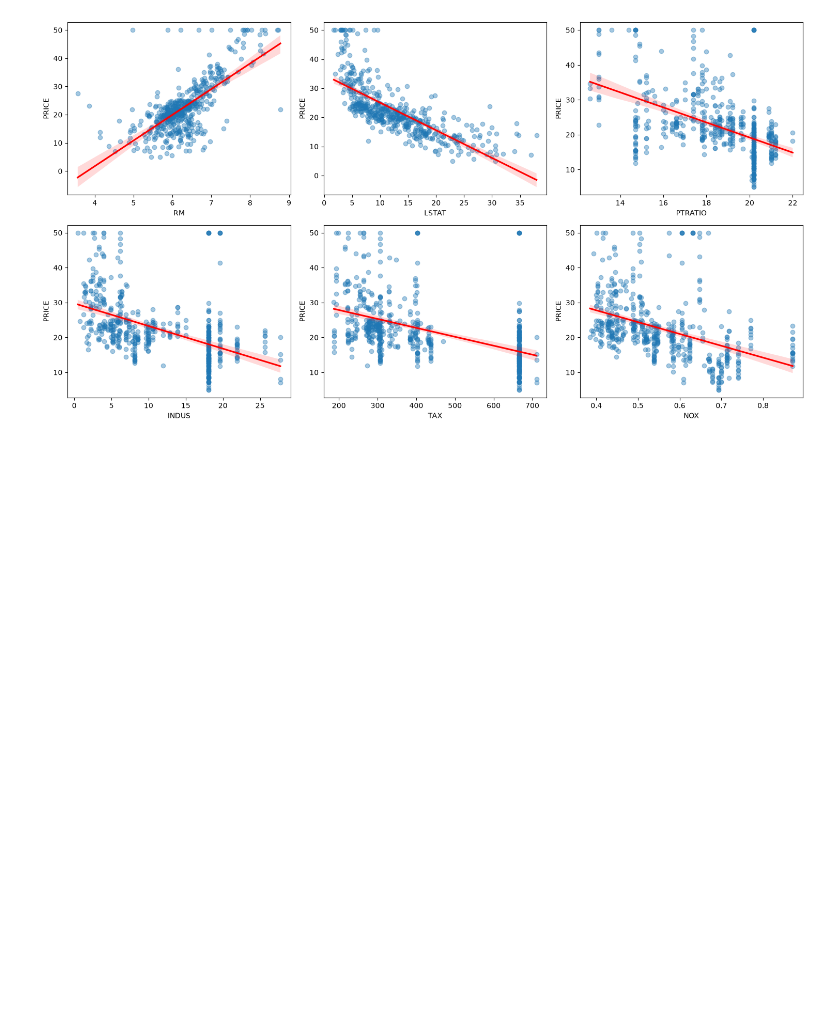
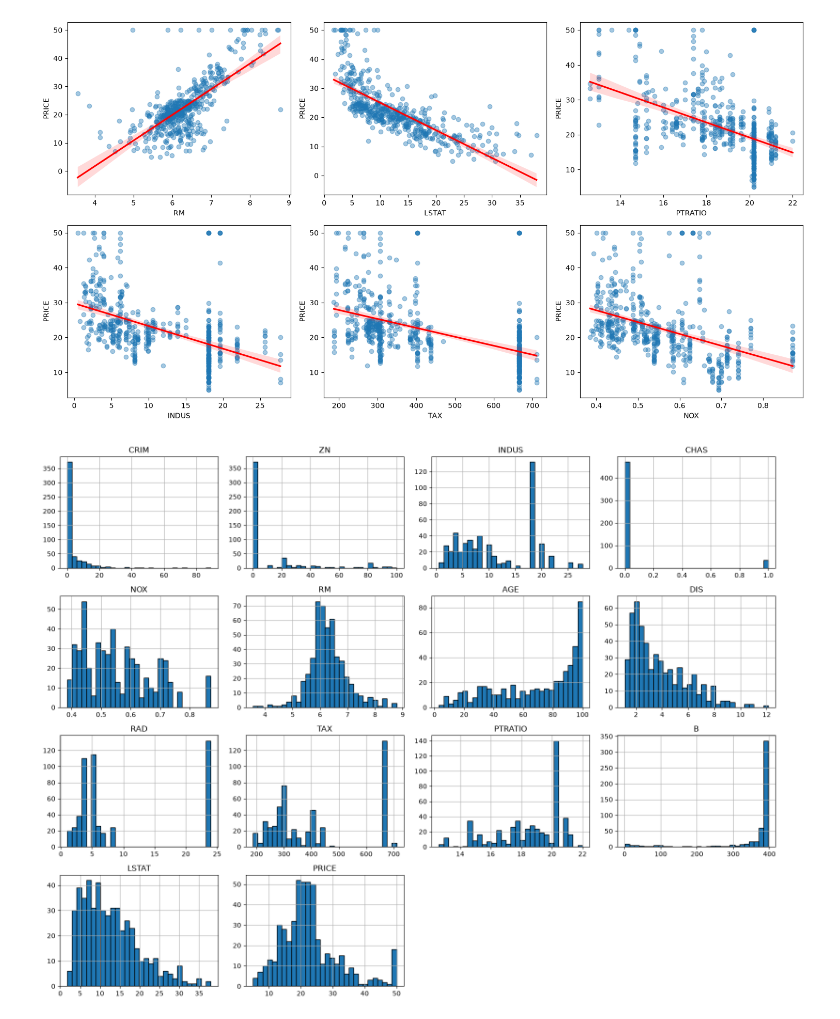
Before and after one commit to Hirukadeven07/House-Price-Prediction, a Jupyter notebook: notebooks/eda.ipynb, the cells around one changed output. Drawn from its saved outputs; the diff is of its cells as text; code cells hidden in the pictures; blank space fills up the shorter version.

```diff
--- a/notebooks/eda.ipynb
+++ b/notebooks/eda.ipynb
@@ -116,3 +116,9 @@ plt.tight_layout()
 plt.show()
 # %% [output]
 [figure]
+# %%
+df.hist(bins=30, figsize=(16, 12), edgecolor='black')
+plt.tight_layout()
+plt.show()
+# %% [output]
+[figure, added]
```
Also changed, not shown: parts of 2 cells of this notebook.
